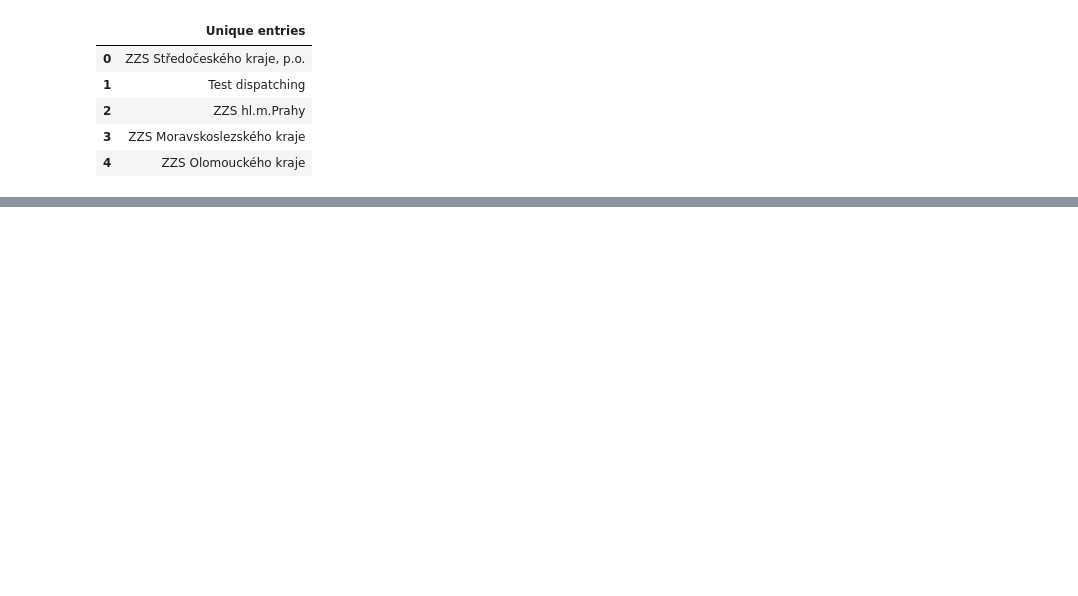
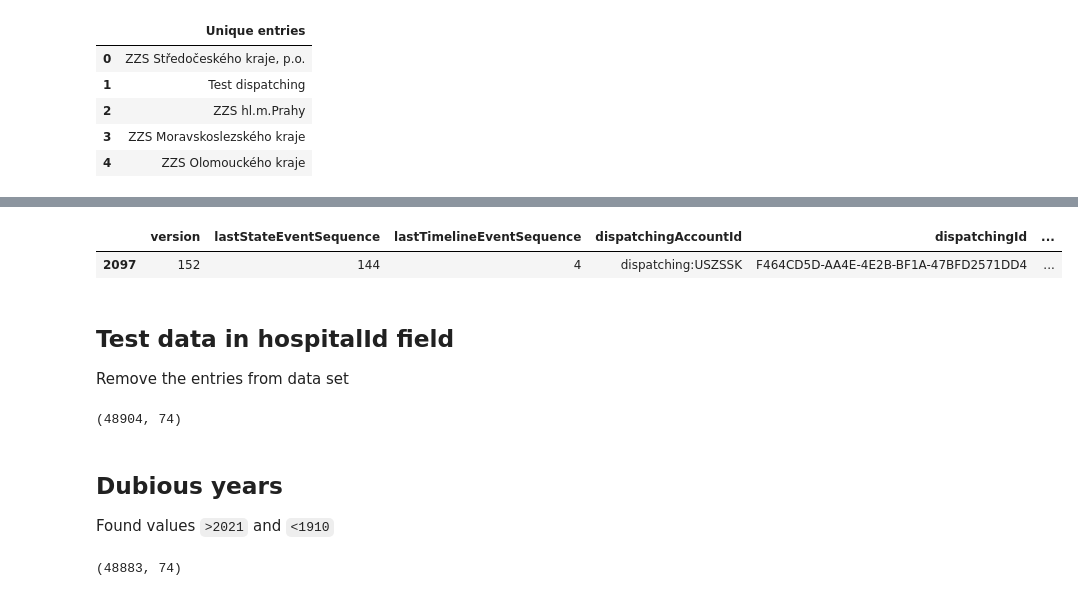
Before and after one commit to mtomcanyi/Hackhealth2021-Challenge7, a Jupyter notebook: ZCase_DataLoad.ipynb, the cells around one changed output, grey strips where cells are left out. Saved outputs shown, nothing was run; the diff lists cells and outputs as text; code cells hidden in the pictures; blank space fills up the shorter version.

```diff
--- a/ZCase_DataLoad.ipynb
+++ b/ZCase_DataLoad.ipynb
@@ -109,0 +112,4 @@ noTestDataPrint
+# %%
+# Invert the bool vector so we keep only valid data
+noTestDataDF = noTestDataDF.loc[~patientClassificationTestDataIdx ]
+noTestDataDF.shape
@@ -109,0 +121,38 @@ noTestDataPrint
+# %%
+# not deleting for now
+noTestDataDF.loc[noTestDataDF["destinationApproval__refusalReason"].str.contains("pokus", case=False, na=False)]
+# %% [output]
+|  | version | lastStateEventSequence | lastTimelineEventSequence | dispatchingAccountId | dispatchingId | ... |
+| 2097 | 152 | 144 | 4 | dispatching:USZSSK | F464CD5D-AA4E-4E2B-BF1A-47BFD2571DD4 | ... |
+# %% [markdown]
+## Test data in hospitalId field
+Remove the entries from data set
+# %%
+hospTestIdx = noTestDataDF["destination__hospitalId"].str.contains("hospital:TEST", case=False, na=False)
+noTestDataDF = noTestDataDF.loc[~hospTestIdx]
+noTestDataDF.shape
+# %% [output]
+(48904, 74)
+# %% [markdown]
+## Dubious years
+
+Found values `>2021` and `<1910`
+# %%
+# Exploration of those records
+#
+# suspiciousYear = pd.concat([
+#                             noTestDataDF[noTestDataDF["patient__birthYear"]>2021],
+#                             noTestDataDF[noTestDataDF["patient__birthYear"]<1910]
+# ])
+
+
+after2021Idx = noTestDataDF["patient__birthYear"]>2021
+before1900Idx = noTestDataDF["patient__birthYear"]<1910
+
+# Merge the above boolean indexes
+invalidDataIdx = after2021Idx | before1900Idx
+
+noTestDataDF = noTestDataDF.loc[~invalidDataIdx]
+noTestDataDF.shape
+# %% [output]
+(48883, 74)
```
Also changed, not shown: parts of 25 cells of this notebook.
